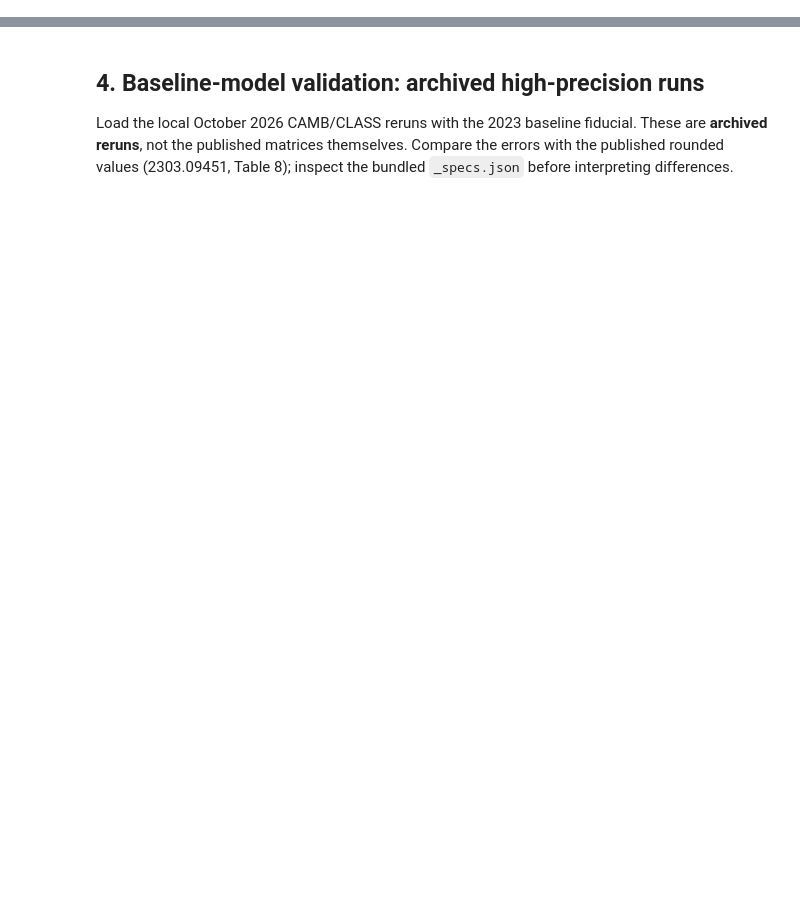
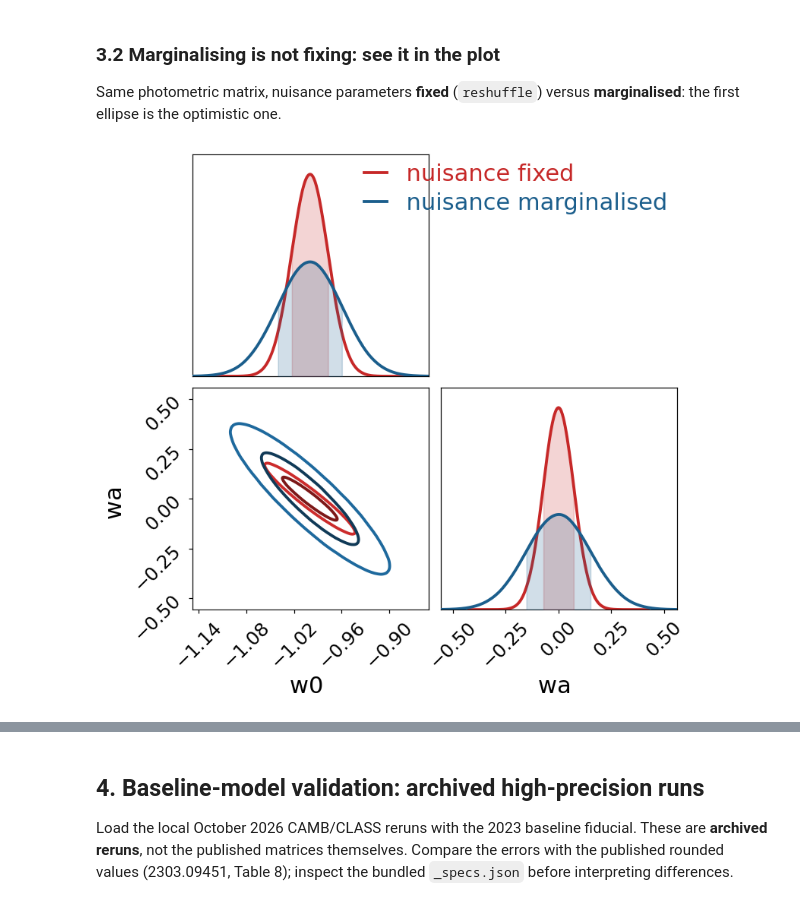
Before and after one commit to santiagocasas/bayes-cosmo-course, a Jupyter notebook: notebooks/02_cosmicfishpie_live_demo.ipynb, the cells around one changed output, grey strips where cells are left out. Saved outputs shown, nothing was run; the diff lists cells and outputs as text; code cells hidden in the pictures; blank space fills up the shorter version.

```diff
--- a/notebooks/02_cosmicfishpie_live_demo.ipynb
+++ b/notebooks/02_cosmicfishpie_live_demo.ipynb
@@ -157,0 +81,7 @@ FoM without / with prior: 391.20622717404456 509.360554313175
+# %%
+fiducial = dict(Omegam=.32, Omegab=.05, h=.67, ns=.96, sigma8=.815584,
+                w0=-1., wa=0., mnu=.06)
+
+cosmo_names = ['Omegam', 'Omegab', 'h', 'ns', 'sigma8', 'w0', 'wa']
+freepars = {name: 0.01 for name in cosmo_names}
+freepars
@@ -157,0 +238,4 @@ FoM without / with prior: 391.20622717404456 509.360554313175
+# %%
+photo_marg  = ops.marginalise(photo, cosmo_names, update_names=False)
+photo_fixed = ops.reshuffle(photo, cosmo_names, update_names=False)
+print(photo_marg.get_param_names())
@@ -157,0 +439,13 @@ FoM without / with prior: 391.20622717404456 509.360554313175
+# %% [markdown]
+### 3.2 Marginalising is not fixing: see it in the plot
+Same photometric matrix, nuisance parameters **fixed** (`reshuffle`) versus **marginalised**: the first ellipse is the optimistic one.
+# %%
+fig = fco.make_triangle_plot(
+    fishers=[photo_fixed, photo_marg],
+    fisher_labels=['nuisance fixed', 'nuisance marginalised'],
+    params=['w0', 'wa'],
+    colors=['#C62828', '#1B5E8C'],
+)
+plt.show()
+# %% [output]
+[figure, added]
```
Also changed, not shown: parts of 59 cells of this notebook, 1 other file.
